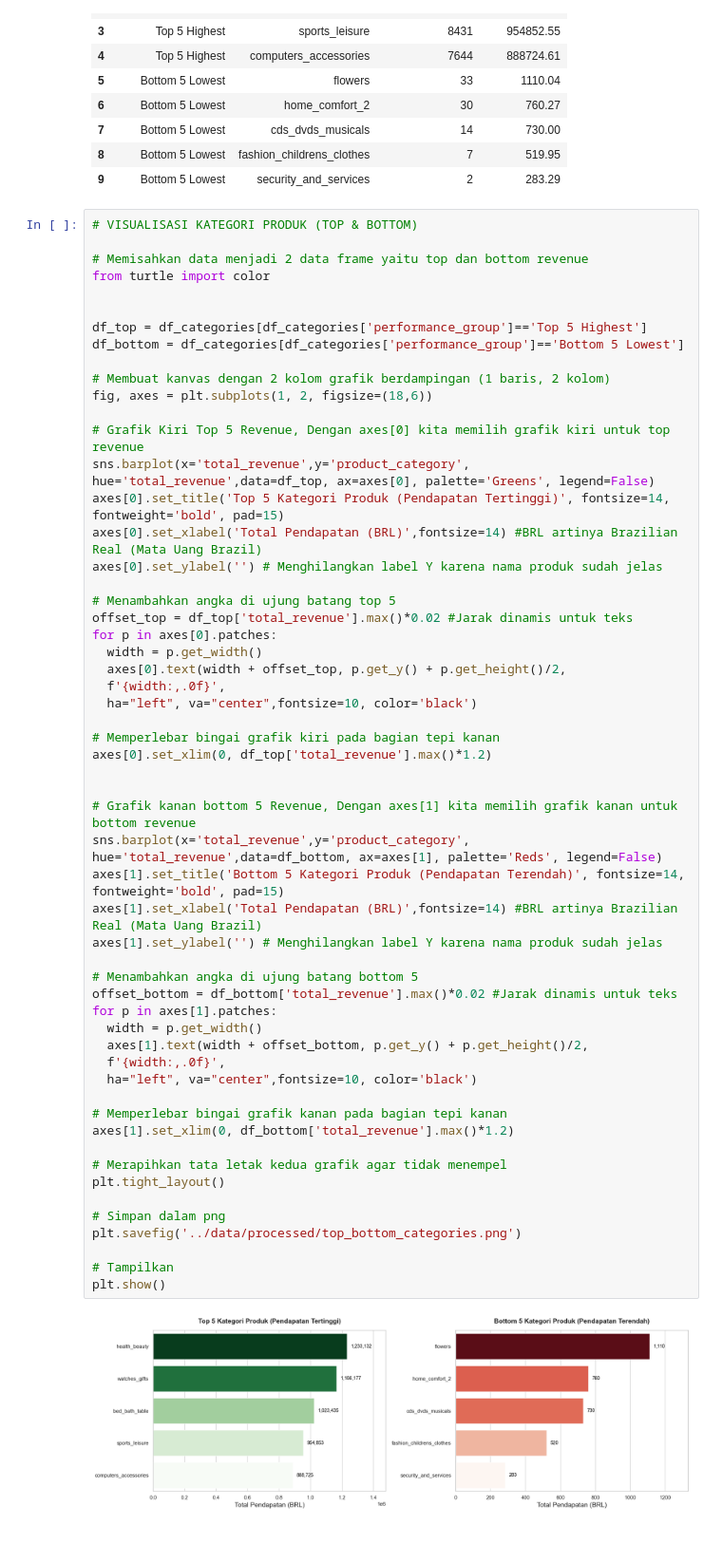
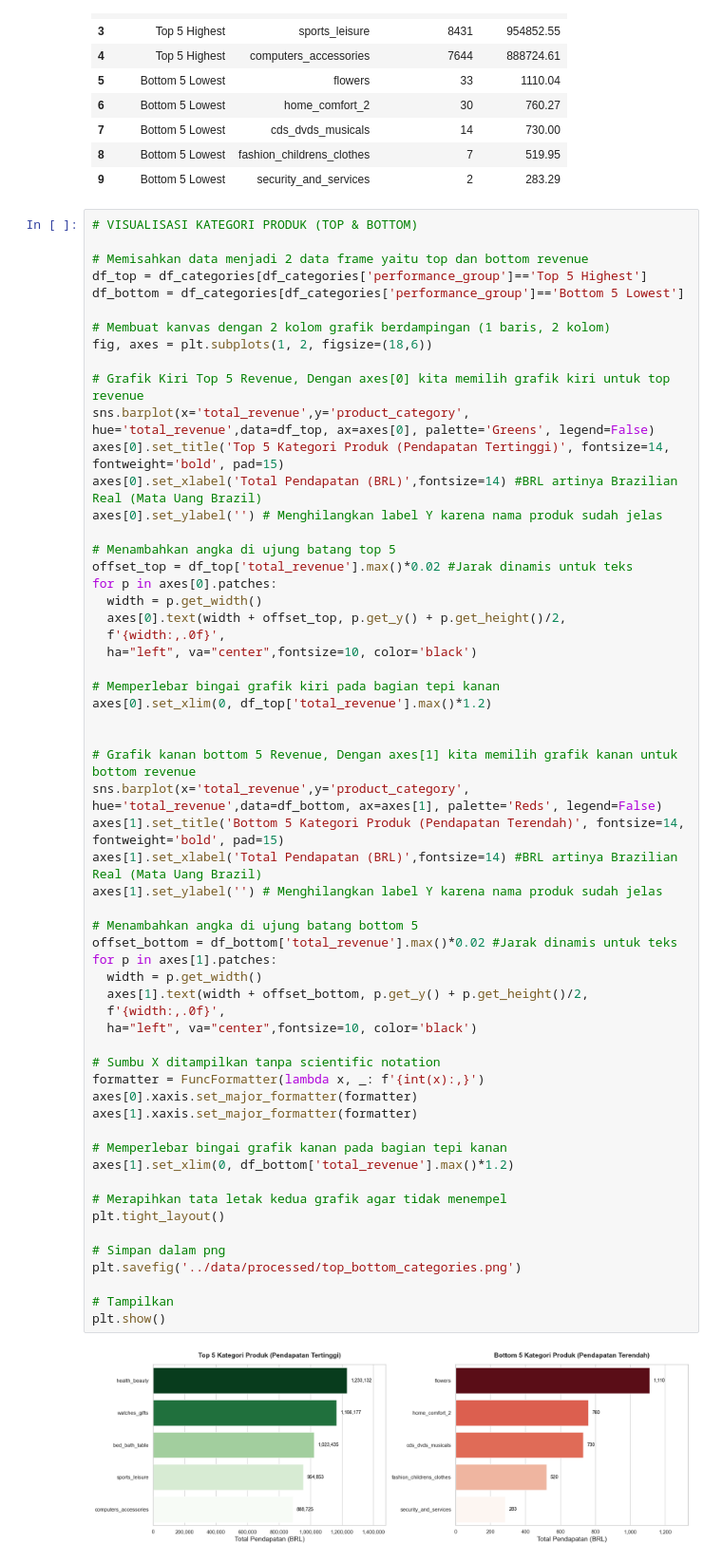
Before and after one commit to bagaskara0506/E-Commerce_Data_Analysis, a Jupyter notebook: notebooks/02_business_performance_eda.ipynb, the cells around one changed output. Shown at 95% size. Drawn from its saved outputs; the diff is of its cells as text.

Commit message:
Update VISUALISASI KATEGORI PRODUK (TOP & BOTTOM) pada Sumbu X ditampilkan tanpa scientific notation

```diff
--- a/notebooks/02_business_performance_eda.ipynb
+++ b/notebooks/02_business_performance_eda.ipynb
@@ -149,9 +150,6 @@ memory usage: 452.0+ bytes
 # VISUALISASI KATEGORI PRODUK (TOP & BOTTOM)
 
 # Memisahkan data menjadi 2 data frame yaitu top dan bottom revenue
-from turtle import color
-
-
 df_top = df_categories[df_categories['performance_group']=='Top 5 Highest']
 df_bottom = df_categories[df_categories['performance_group']=='Bottom 5 Lowest']
 
@@ -175,31 +173,36 @@ for p in axes[0].patches:
 # Memperlebar bingai grafik kiri pada bagian tepi kanan
 axes[0].set_xlim(0, df_top['total_revenue'].max()*1.2)
 
 
 # Grafik kanan bottom 5 Revenue, Dengan axes[1] kita memilih grafik kanan untuk bottom revenue
 sns.barplot(x='total_revenue',y='product_category', hue='total_revenue',data=df_bottom, ax=axes[1], palette='Reds', legend=False)
 axes[1].set_title('Bottom 5 Kategori Produk (Pendapatan Terendah)', fontsize=14, fontweight='bold', pad=15)
 axes[1].set_xlabel('Total Pendapatan (BRL)',fontsize=14) #BRL artinya Brazilian Real (Mata Uang Brazil)
 axes[1].set_ylabel('') # Menghilangkan label Y karena nama produk sudah jelas
 
 # Menambahkan angka di ujung batang bottom 5
 offset_bottom = df_bottom['total_revenue'].max()*0.02 #Jarak dinamis untuk teks
 for p in axes[1].patches:
   width = p.get_width()
   axes[1].text(width + offset_bottom, p.get_y() + p.get_height()/2,
   f'{width:,.0f}',
   ha="left", va="center",fontsize=10, color='black')
 
+# Sumbu X ditampilkan tanpa scientific notation
+formatter = FuncFormatter(lambda x, _: f'{int(x):,}')
+axes[0].xaxis.set_major_formatter(formatter)
+axes[1].xaxis.set_major_formatter(formatter)
+
 # Memperlebar bingai grafik kanan pada bagian tepi kanan
 axes[1].set_xlim(0, df_bottom['total_revenue'].max()*1.2)
 
 # Merapihkan tata letak kedua grafik agar tidak menempel
 plt.tight_layout()
 
 # Simpan dalam png
 plt.savefig('../data/processed/top_bottom_categories.png')
 
 # Tampilkan
 plt.show()
 # %% [output]
-[figure, old version]
+[figure, new version]
```
Also changed, not shown: parts of 2 cells of this notebook, 1 other file.
